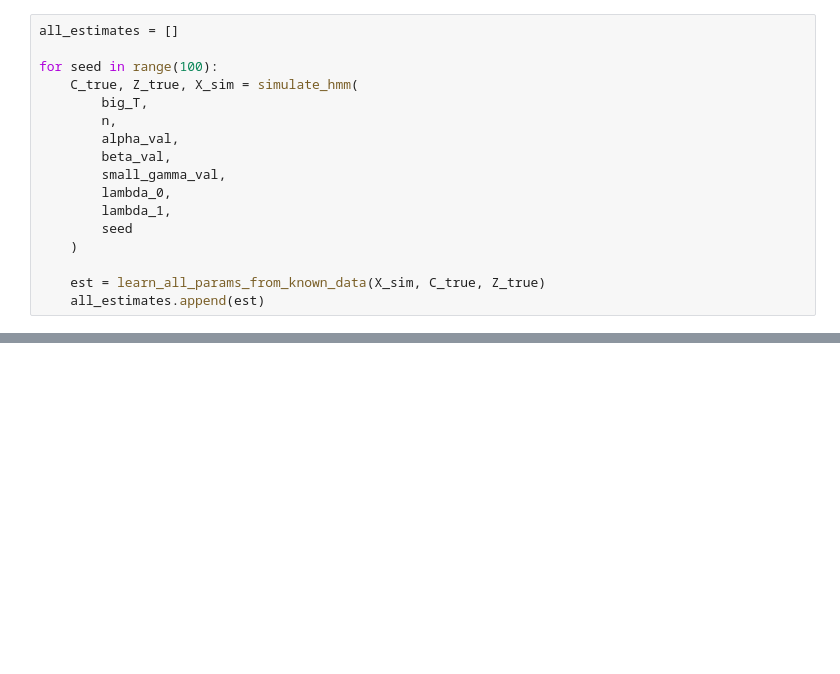
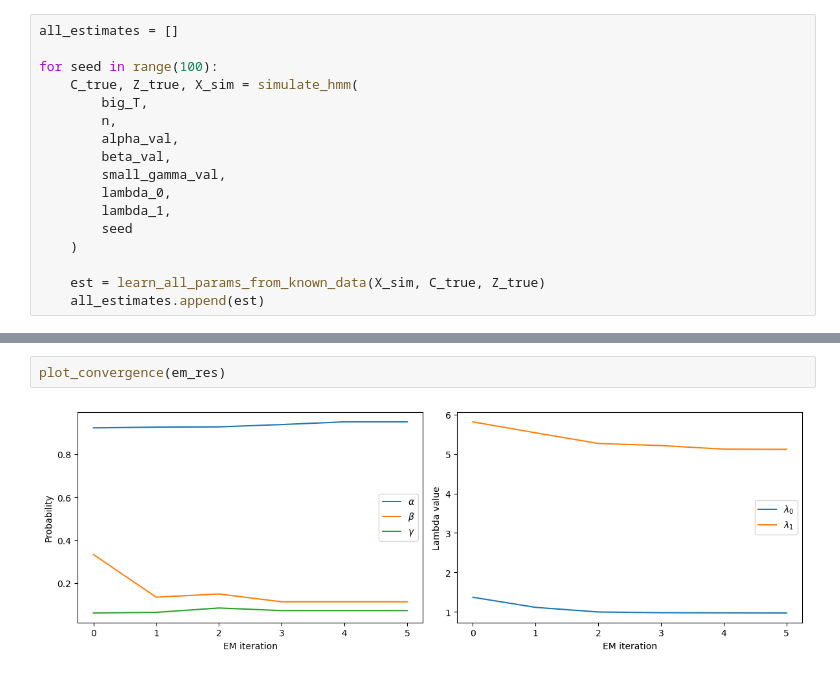
Before and after one commit to eskezje/modcompany, a Jupyter notebook: neuron_hmm.ipynb, the cells around one changed output, grey strips where cells are left out. Drawn from its saved outputs; the diff is of its cells as text; blank space fills up the shorter version.

```diff
--- a/neuron_hmm.ipynb
+++ b/neuron_hmm.ipynb
@@ -190,0 +239,4 @@ for i in range(len(all_data)):
+# %%
+plot_convergence(em_res)
+# %% [output]
+[figure, added]
```
Also changed, not shown: parts of 12 cells of this notebook, 2 other files.
